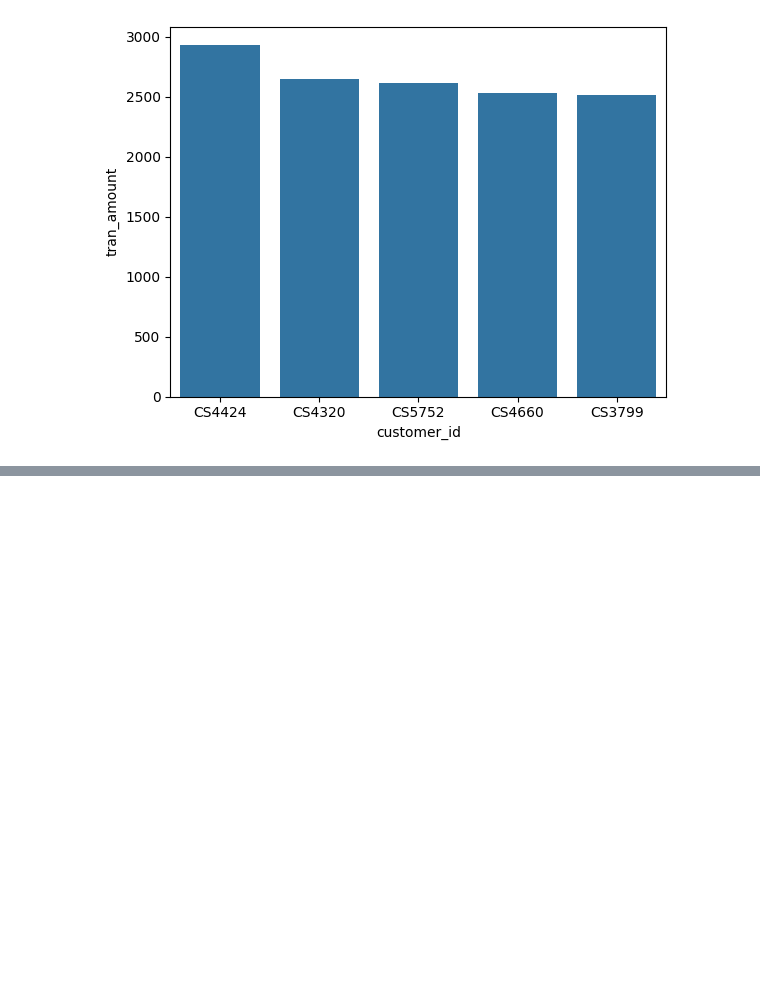
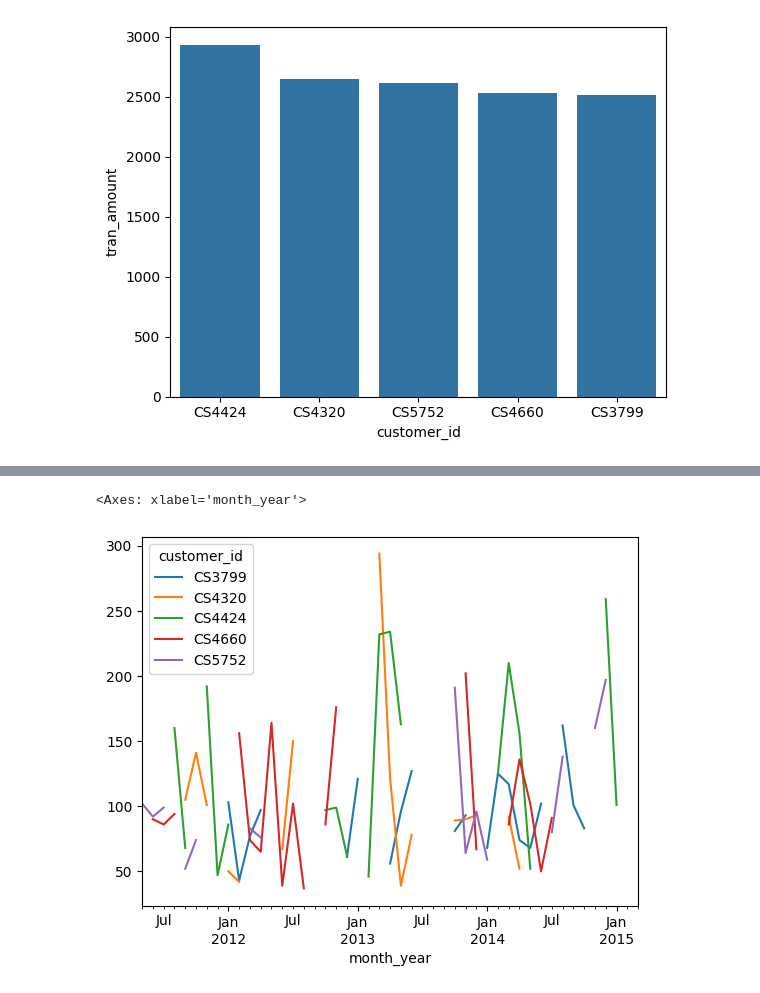
Before and after one commit to Rajyalaxmi29/data-analysis-project, a Jupyter notebook: DataProject.ipynb, the cells around one changed output, grey strips where cells are left out. Saved outputs shown, nothing was run; the diff lists cells and outputs as text; code cells hidden in the pictures; blank space fills up the shorter version.

```diff
--- a/DataProject.ipynb
+++ b/DataProject.ipynb
@@ -277,0 +329,19 @@ sns.barplot(x='customer_id',y='tran_amount',data=top_5_sal)
+# %%
+## cohort segmentation
+#recency=most recent order
+
+recency=df.groupby('customer_id')['trans_date'].max()
+
+#frequency
+
+frequency=df.groupby('customer_id')['trans_date'].count()
+
+
+#monitory
+
+monetory=df.groupby('customer_id')['tran_amount'].sum()
+
+#comnine all this
+
+rfm=pd.DataFrame({'recency':recency,'frequency':frequency,'monetory':monetory})
+rfm
@@ -277,0 +399,13 @@ sns.barplot(x='customer_id',y='tran_amount',data=top_5_sal)
+# %%
+#analysing top customer
+
+top_5_cus = monetory.sort_values(ascending=False).head(5).index
+
+top_customers_df = df[df['customer_id'].isin(top_5_cus)]
+
+top_customer_sales = top_customers_df.groupby(['customer_id', 'month_year'])['tran_amount'].sum().unstack(level=0)
+
+top_customer_sales.plot(kind='line')
+# %% [output]
+<Axes: xlabel='month_year'>
+[figure, added]
```
Also changed, not shown: parts of 5 cells of this notebook.
